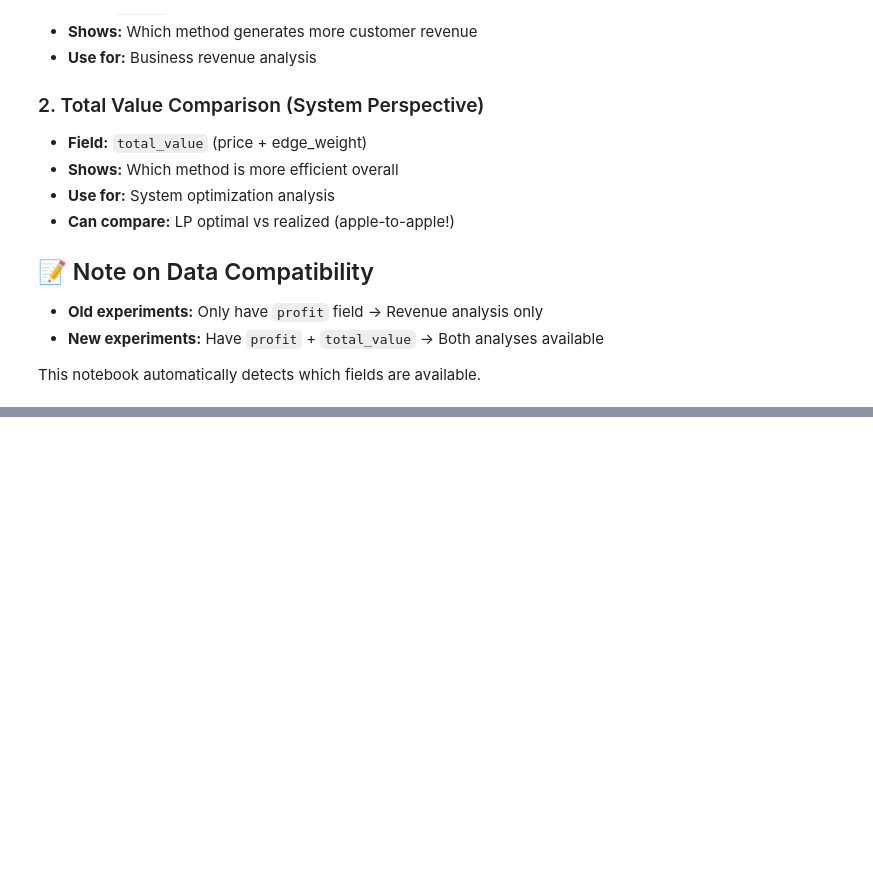
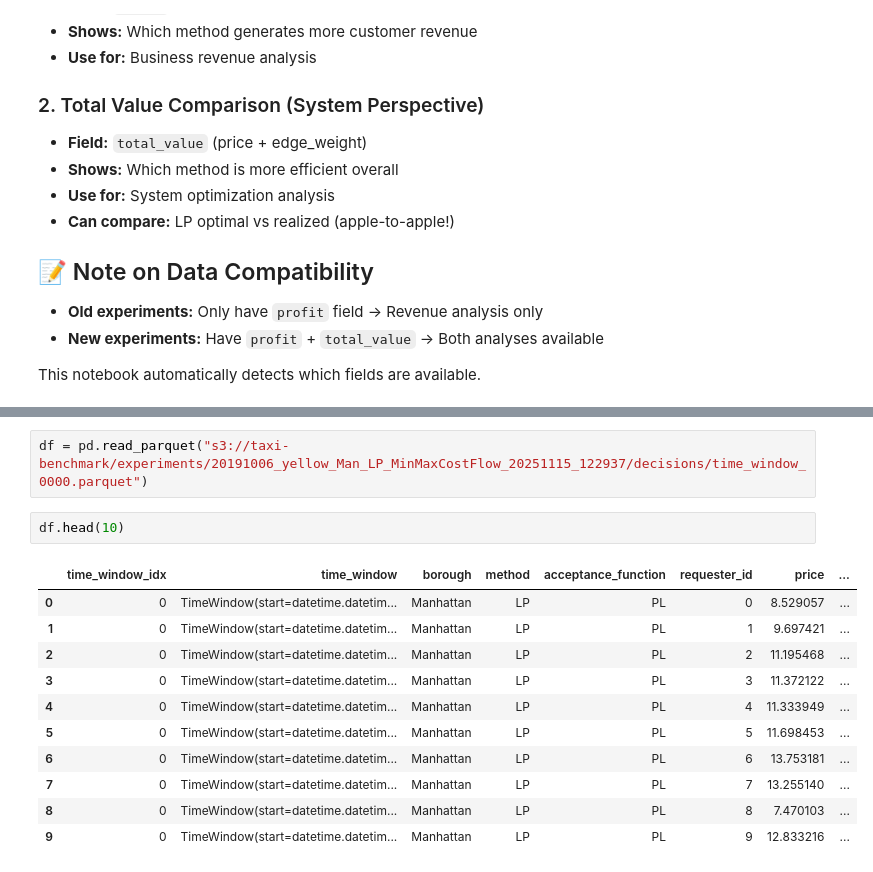
Before and after one commit to trytrihjyuki/taxibenchmark, a Jupyter notebook: analysis_final.ipynb, the cells around one changed output, grey strips where cells are left out. Drawn from its saved outputs; the diff is of its cells as text; blank space fills up the shorter version.

```diff
--- a/analysis_final.ipynb
+++ b/analysis_final.ipynb
@@ -53,3 +56,19 @@ print(f"📁 Plots: {PLOTS_DIR.absolute()}")
+# %%
+df = pd.read_parquet("s3://taxi-benchmark/experiments/20191006_yellow_Man_LP_MinMaxCostFlow_20251115_122937/decisions/time_window_0000.parquet")
+# %%
+df.head(10)
+# %% [output]
+|  | time_window_idx | time_window | borough | method | acceptance_function | requester_id | price | ... |
+| 0 | 0 | TimeWindow(start=datetime.datetim... | Manhattan | LP | PL | 0 | 8.529057 | ... |
+| 1 | 0 | TimeWindow(start=datetime.datetim... | Manhattan | LP | PL | 1 | 9.697421 | ... |
+| 2 | 0 | TimeWindow(start=datetime.datetim... | Manhattan | LP | PL | 2 | 11.195468 | ... |
+| 3 | 0 | TimeWindow(start=datetime.datetim... | Manhattan | LP | PL | 3 | 11.372122 | ... |
+| 4 | 0 | TimeWindow(start=datetime.datetim... | Manhattan | LP | PL | 4 | 11.333949 | ... |
+| 5 | 0 | TimeWindow(start=datetime.datetim... | Manhattan | LP | PL | 5 | 11.698453 | ... |
+| 6 | 0 | TimeWindow(start=datetime.datetim... | Manhattan | LP | PL | 6 | 13.753181 | ... |
+| 7 | 0 | TimeWindow(start=datetime.datetim... | Manhattan | LP | PL | 7 | 13.255140 | ... |
+| 8 | 0 | TimeWindow(start=datetime.datetim... | Manhattan | LP | PL | 8 | 7.470103 | ... |
+| 9 | 0 | TimeWindow(start=datetime.datetim... | Manhattan | LP | PL | 9 | 12.833216 | ... |
 # %%
 # Experiment Configuration
 EXPERIMENT_IDS = [
```
Also changed, not shown: parts of 6 cells of this notebook, 3 other files.
